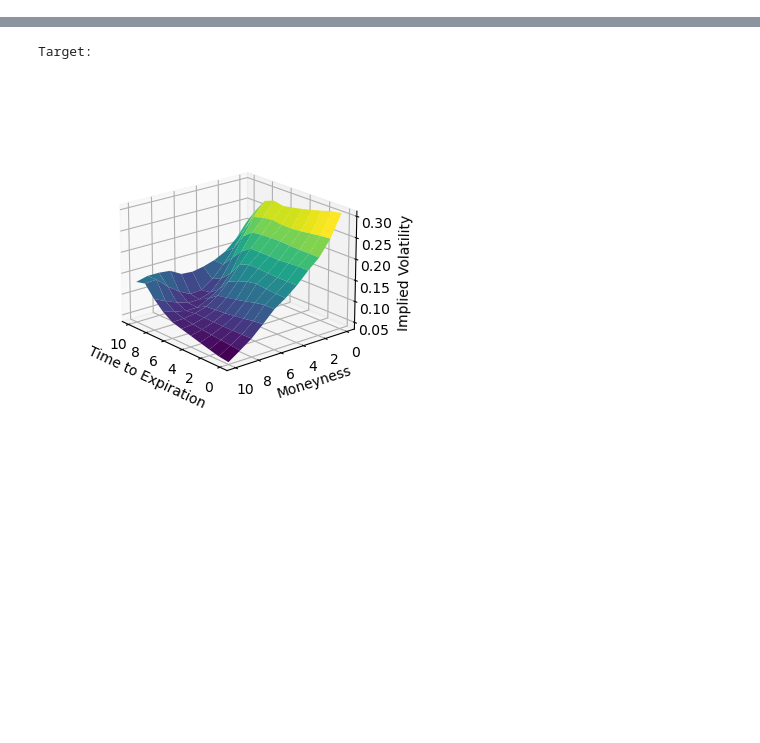
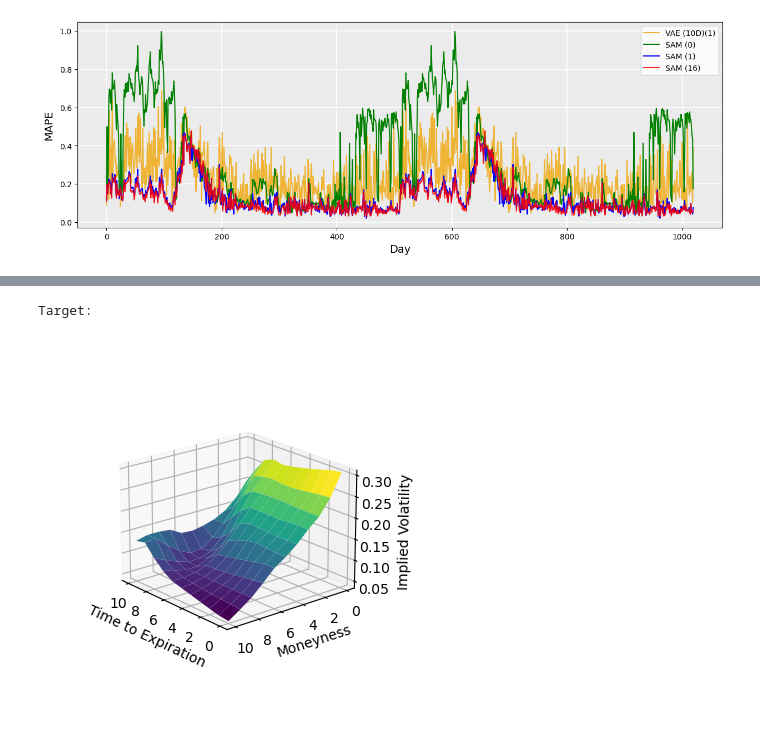
Before and after one commit to elibutters/HITM, a Jupyter notebook: S9_testing.ipynb, the cells around one changed output, grey strips where cells are left out. Saved outputs shown, nothing was run; the diff lists cells and outputs as text; code cells hidden in the pictures; blank space fills up the shorter version.

```diff
--- a/S9_testing.ipynb
+++ b/S9_testing.ipynb
@@ -40,0 +84,22 @@ CAL Score: 0.0 | BUT Score: 0.0
+# %%
+real_results_mape = []
+for model in results_mape:
+    cur = []
+    for time in model:
+        cur.append(sum(time) / len(time))
+    real_results_mape.append(cur)
+# %%
+plt.figure().set_figwidth(15)
+ax = plt.axes()
+ax.set_facecolor('#EBEBEB')
+plt.grid(which='major', color='white', linewidth=1.2)
+plt.xlabel('Day', size=14)
+plt.ylabel('MAPE', size=14, labelpad=7)
+plt.plot(real_results_mape[3], color='#EFB435', label='VAE (10D)(1)')
+plt.plot(real_results_mape[2], color='g', label='SAM (0)')
+plt.plot(real_results_mape[1], color='b', label='SAM (1)')
+plt.plot(real_results_mape[0], color='r', label='SAM (16)', alpha=0.85)
+plt.legend(fontsize=11.5)
+plt.show()
+# %% [output]
+[figure, added]
```
Also changed, not shown: parts of 11 cells of this notebook, 29 other files.
